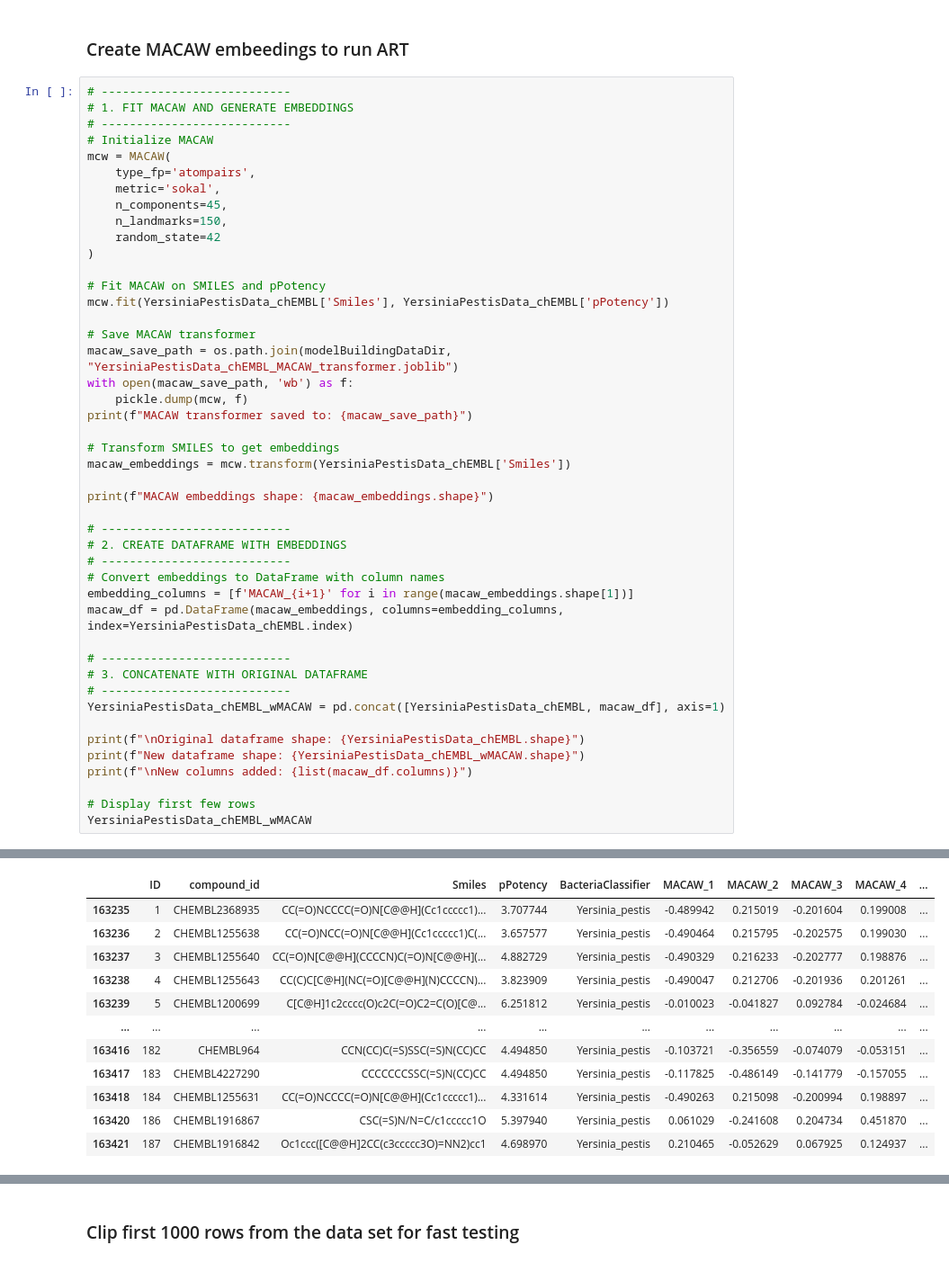
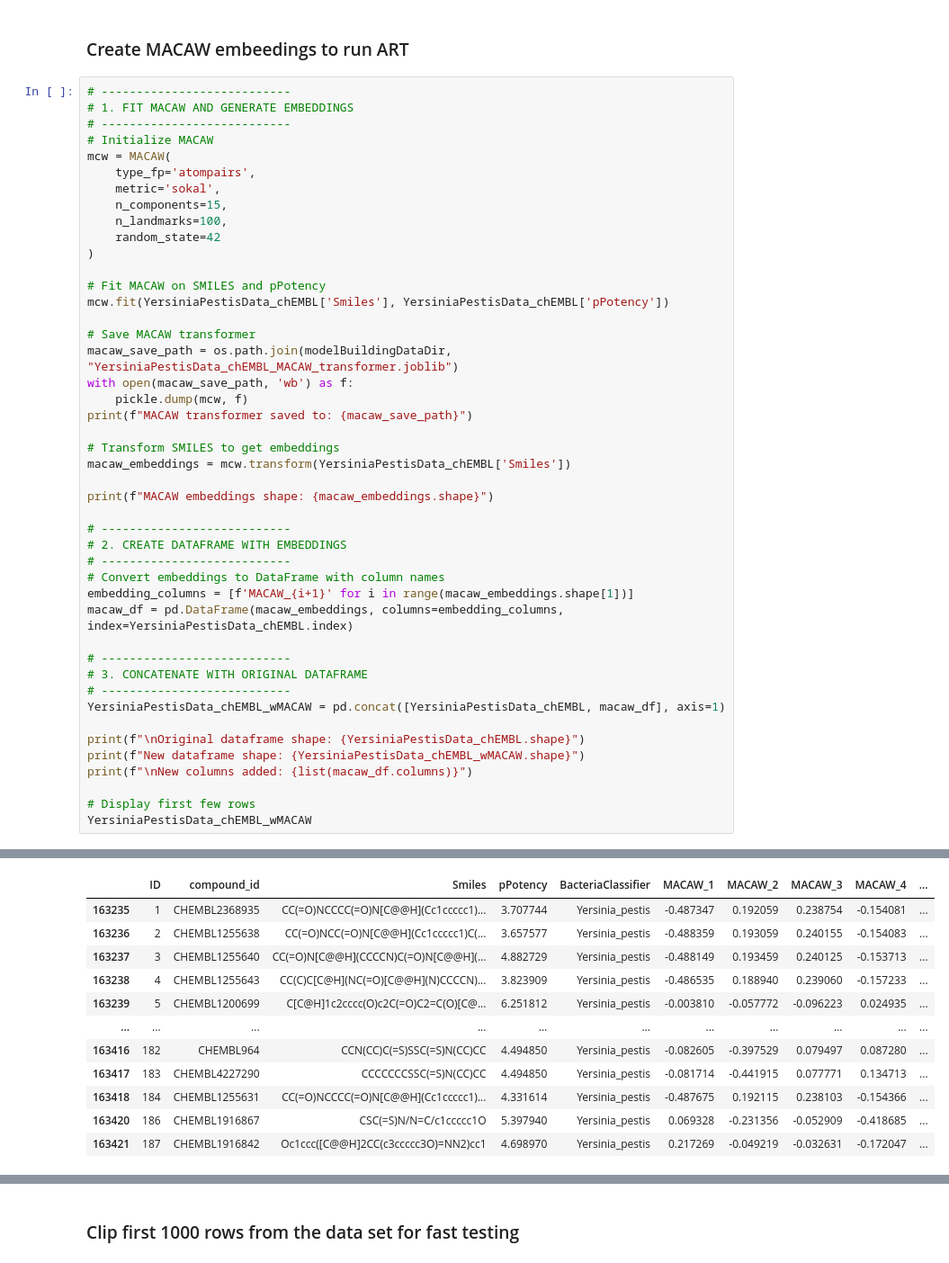
Before and after one commit to soumyadeepghosh35/DTRA_DrugDesign, a Jupyter notebook: DTRA_project_notebooks/Step3_MACAW_bacteria-YersiniaPestis.ipynb, the cells around one changed output, grey strips where cells are left out. Shown at 90% size. Saved outputs shown, nothing was run; the diff lists cells and outputs as text.

```diff
--- a/DTRA_project_notebooks/Step3_MACAW_bacteria-YersiniaPestis.ipynb
+++ b/DTRA_project_notebooks/Step3_MACAW_bacteria-YersiniaPestis.ipynb
@@ -240,8 +240,8 @@ YersiniaPestisData_chEMBL.to_csv(os.path.join(modelBuildingDataDir, "YersiniaPes
 mcw = MACAW(
     type_fp='atompairs',
     metric='sokal',
-    n_components=45,
-    n_landmarks=150,
+    n_components=15,
+    n_landmarks=100,
     random_state=42
 )
 
@@ -288,12 +288,12 @@ New columns added: ['MACAW_1', 'MACAW_2', 'MACAW_3', 'MACAW_4', 'MACAW_5', 'MACA
 |  | ID | compound_id | Smiles | pPotency | BacteriaClassifier | MACAW_1 | MACAW_2 | MACAW_3 | MACAW_4 | ... |
-| 163235 | 1 | CHEMBL2368935 | CC(=O)NCCCC(=O)N[C@@H](Cc1ccccc1)... | 3.707744 | Yersinia_pestis | -0.489942 | 0.215019 | -0.201604 | 0.199008 | ... |
-| 163236 | 2 | CHEMBL1255638 | CC(=O)NCC(=O)N[C@@H](Cc1ccccc1)C(... | 3.657577 | Yersinia_pestis | -0.490464 | 0.215795 | -0.202575 | 0.199030 | ... |
-| 163237 | 3 | CHEMBL1255640 | CC(=O)N[C@@H](CCCCN)C(=O)N[C@@H](... | 4.882729 | Yersinia_pestis | -0.490329 | 0.216233 | -0.202777 | 0.198876 | ... |
-| 163238 | 4 | CHEMBL1255643 | CC(C)C[C@H](NC(=O)[C@@H](N)CCCCN)... | 3.823909 | Yersinia_pestis | -0.490047 | 0.212706 | -0.201936 | 0.201261 | ... |
-| 163239 | 5 | CHEMBL1200699 | C[C@H]1c2cccc(O)c2C(=O)C2=C(O)[C@... | 6.251812 | Yersinia_pestis | -0.010023 | -0.041827 | 0.092784 | -0.024684 | ... |
+| 163235 | 1 | CHEMBL2368935 | CC(=O)NCCCC(=O)N[C@@H](Cc1ccccc1)... | 3.707744 | Yersinia_pestis | -0.487347 | 0.192059 | 0.238754 | -0.154081 | ... |
+| 163236 | 2 | CHEMBL1255638 | CC(=O)NCC(=O)N[C@@H](Cc1ccccc1)C(... | 3.657577 | Yersinia_pestis | -0.488359 | 0.193059 | 0.240155 | -0.154083 | ... |
+| 163237 | 3 | CHEMBL1255640 | CC(=O)N[C@@H](CCCCN)C(=O)N[C@@H](... | 4.882729 | Yersinia_pestis | -0.488149 | 0.193459 | 0.240125 | -0.153713 | ... |
+| 163238 | 4 | CHEMBL1255643 | CC(C)C[C@H](NC(=O)[C@@H](N)CCCCN)... | 3.823909 | Yersinia_pestis | -0.486535 | 0.188940 | 0.239060 | -0.157233 | ... |
+| 163239 | 5 | CHEMBL1200699 | C[C@H]1c2cccc(O)c2C(=O)C2=C(O)[C@... | 6.251812 | Yersinia_pestis | -0.003810 | -0.057772 | -0.096223 | 0.024935 | ... |
 | ... | ... | ... | ... | ... | ... | ... | ... | ... | ... | ... |
-| 163416 | 182 | CHEMBL964 | CCN(CC)C(=S)SSC(=S)N(CC)CC | 4.494850 | Yersinia_pestis | -0.103721 | -0.356559 | -0.074079 | -0.053151 | ... |
-| 163417 | 183 | CHEMBL4227290 | CCCCCCCSSC(=S)N(CC)CC | 4.494850 | Yersinia_pestis | -0.117825 | -0.486149 | -0.141779 | -0.157055 | ... |
-| 163418 | 184 | CHEMBL1255631 | CC(=O)NCCCC(=O)N[C@@H](Cc1ccccc1)... | 4.331614 | Yersinia_pestis | -0.490263 | 0.215098 | -0.200994 | 0.198897 | ... |
-| 163420 | 186 | CHEMBL1916867 | CSC(=S)N/N=C/c1ccccc1O | 5.397940 | Yersinia_pestis | 0.061029 | -0.241608 | 0.204734 | 0.451870 | ... |
-| 163421 | 187 | CHEMBL1916842 | Oc1ccc([C@@H]2CC(c3ccccc3O)=NN2)cc1 | 4.698970 | Yersinia_pestis | 0.210465 | -0.052629 | 0.067925 | 0.124937 | ... |
+| 163416 | 182 | CHEMBL964 | CCN(CC)C(=S)SSC(=S)N(CC)CC | 4.494850 | Yersinia_pestis | -0.082605 | -0.397529 | 0.079497 | 0.087280 | ... |
+| 163417 | 183 | CHEMBL4227290 | CCCCCCCSSC(=S)N(CC)CC | 4.494850 | Yersinia_pestis | -0.081714 | -0.441915 | 0.077771 | 0.134713 | ... |
+| 163418 | 184 | CHEMBL1255631 | CC(=O)NCCCC(=O)N[C@@H](Cc1ccccc1)... | 4.331614 | Yersinia_pestis | -0.487675 | 0.192115 | 0.238103 | -0.154366 | ... |
+| 163420 | 186 | CHEMBL1916867 | CSC(=S)N/N=C/c1ccccc1O | 5.397940 | Yersinia_pestis | 0.069328 | -0.231356 | -0.052909 | -0.418685 | ... |
+| 163421 | 187 | CHEMBL1916842 | Oc1ccc([C@@H]2CC(c3ccccc3O)=NN2)cc1 | 4.698970 | Yersinia_pestis | 0.217269 | -0.049219 | -0.032631 | -0.172047 | ... |
```
Also changed, not shown: parts of 5 cells of this notebook, 18 other files.
